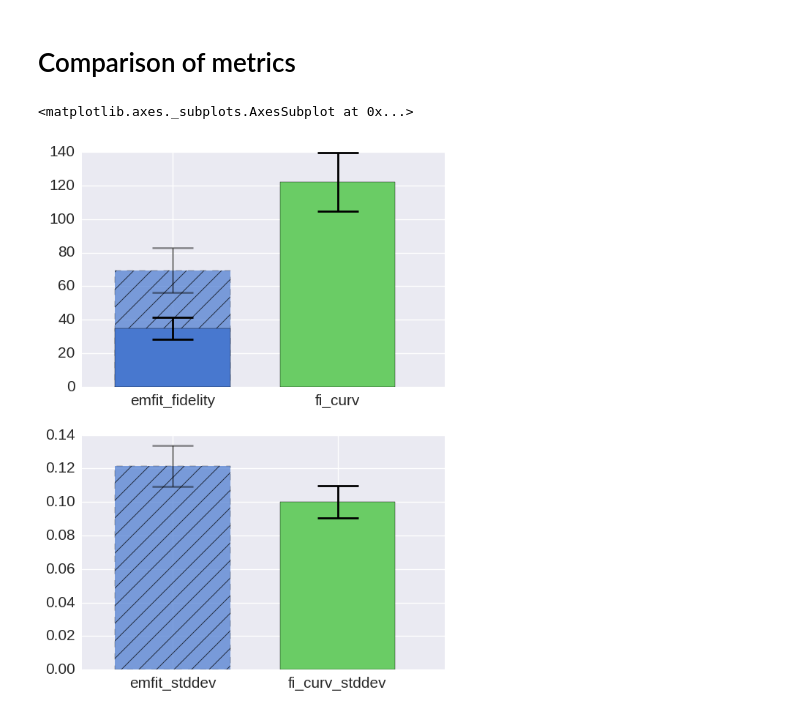
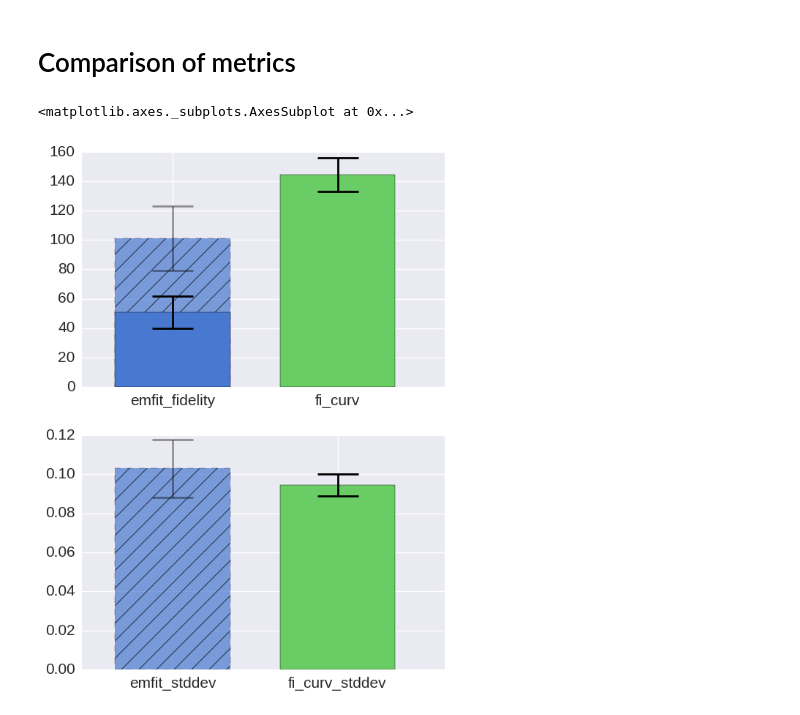
Before and after one commit to Azhag/Bayesian-visual-working-memory, a Jupyter notebook: Experiments/hierarchicalrandomnetwork_characterisation/notebook_hierarchical_weights_1try_270818.ipynb, the cells around one changed output. Cells and saved outputs as stored; diff of their text form; code cells hidden in the pictures.

```diff
--- a/Experiments/hierarchicalrandomnetwork_characterisation/notebook_hierarchical_weights_1try_270818.ipynb
+++ b/Experiments/hierarchicalrandomnetwork_characterisation/notebook_hierarchical_weights_1try_270818.ipynb
@@ -592,30 +592,34 @@ def bars_fisherinfo_comparison(values_bars,
     plt.tight_layout()
 
     return ax
+# %%
+df_avgstd = df_quantized_nolambda.groupby(parameter_names_sorted, as_index=False).agg(('mean', 'std')).reset_index()
+df_avgstd.columns = ['_'.join(col).strip() if col[1] else col[0] for col in df_avgstd.columns.values]
+df_avgstd.columns = [s.split('_mean')[0] for s in df_avgstd.columns]
 # %%
 target_params = {
-    'sparsity': 0.999,
-    'threshold': 1.
+    'sparsity': 0.06,
+    'threshold': 1.2
 }
 data_M = filter_quantized_param(df_avgstd, target_params, param_qbins).mean()
 
 f, axes = plt.subplots(2, 1, figsize=(6, 8))
 
 values_names = ["emfit_fidelity", "fi_curv"]
 bars_fisherinfo_comparison(np.array([data_M[k] for k in values_names]),
                            np.array([data_M[k + "_std"] for k in values_names]),
                            values_names,
                            ax=axes[0]
                           )
 
 values_names = ["emfit_stddev", "fi_curv_stddev"]
 bars_fisherinfo_comparison(np.array([data_M[k] for k in values_names]),
                            np.array([data_M[k + "_std"] for k in values_names]),
                            values_names,
                            mem_fidelity_bar_factor=0.5**0.5,
                            mem_fidelity_show_main=False,
                            ax=axes[1]
                           )
 # %% [output]
 <matplotlib.axes._subplots.AxesSubplot at 0x...>
-[figure, old version]
+[figure, new version]
```
Also changed, not shown: parts of 3 cells of this notebook, 9 other files.
